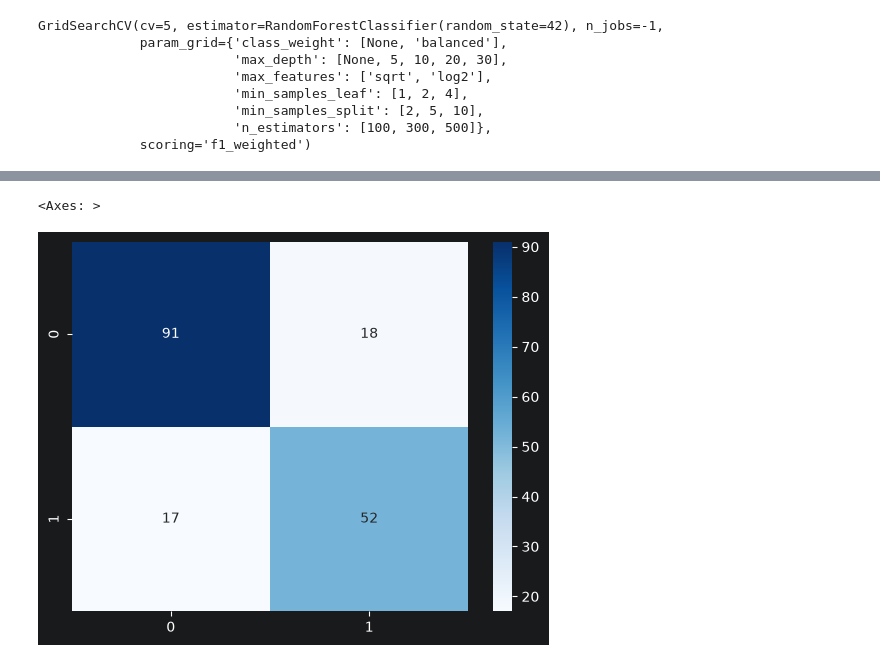
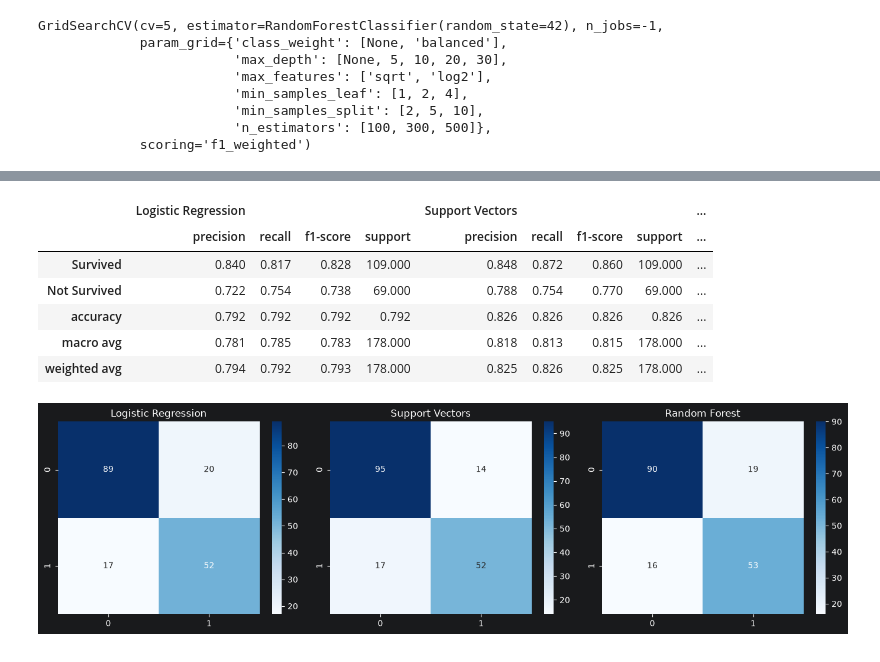
Before and after one commit to koros-rk/goit-ds-hw, a Jupyter notebook: kaggle_titanic.ipynb, the cells around one changed output, grey strips where cells are left out. Saved outputs shown, nothing was run; the diff lists cells and outputs as text; code cells hidden in the pictures.

```diff
--- a/kaggle_titanic.ipynb
+++ b/kaggle_titanic.ipynb
@@ -200,5 +300,8 @@ GridSearchCV(cv=5, estimator=LogisticRegression(), n_jobs=-1,
              scoring='f1_weighted')
 # %%
 y_pred = log_classifier.predict(X_test)
-print(f'Accuracy Score: {accuracy_score(y_test, y_pred):.4f}')
-print(classification_report(y_test, y_pred, target_names=classes, zero_division=False))
+
+log_cm = confusion_matrix(y_test, y_pred)
+log_accuracy = accuracy_score(y_test, y_pred)
+log_report = classification_report(y_test, y_pred, output_dict=True, target_names=classes, zero_division=False)
+log_premutation = permutation_importance(log_classifier, X_test, y_test, n_repeats=10, random_state=42)
@@ -263,5 +335,8 @@ GridSearchCV(cv=5, estimator=SVC(random_state=42), n_jobs=-1,
              scoring='f1_weighted')
 # %%
 y_pred = svc_classifier.predict(X_test)
-print(f'Accuracy Score: {accuracy_score(y_test, y_pred):.4f}')
-print(classification_report(y_test, y_pred, target_names=classes, zero_division=False))
+
+svc_cm = confusion_matrix(y_test, y_pred)
+svc_accuracy = accuracy_score(y_test, y_pred)
+svc_report = classification_report(y_test, y_pred, output_dict=True, target_names=classes, zero_division=False)
+svc_premutation = permutation_importance(svc_classifier, X_test, y_test, n_repeats=10, random_state=42)
@@ -307,8 +350,7 @@ param_grid = {
     'class_weight': [None, 'balanced'],
 }
 
-
-tree_classifier = svc_classifier = GridSearchCV(
+tree_classifier = GridSearchCV(
     RandomForestClassifier(random_state=42),
     param_grid,
     cv=5,
@@ -327,5 +369,8 @@ GridSearchCV(cv=5, estimator=RandomForestClassifier(random_state=42), n_jobs=-1,
              scoring='f1_weighted')
 # %%
 y_pred = tree_classifier.predict(X_test)
-print(f'Accuracy Score: {accuracy_score(y_test, y_pred):.4f}')
-print(classification_report(y_test, y_pred, target_names=classes, zero_division=False))
+
+tree_cm = confusion_matrix(y_test, y_pred)
+tree_accuracy = accuracy_score(y_test, y_pred)
+tree_report = classification_report(y_test, y_pred, output_dict=True, target_names=classes, zero_division=False)
+tree_premutation = permutation_importance(tree_classifier, X_test, y_test, n_repeats=10, random_state=42)
@@ -342,9 +377,35 @@ weighted avg       0.80      0.80      0.80       178
+# %%
+reports = {
+    'Logistic Regression': log_report,
+    'Support Vectors': svc_report,
+    'Random Forest': tree_report,
+}
+
+dfs = {name: pd.DataFrame(rep).T.round(3) for name, rep in reports.items()}
+pd.concat(dfs, axis=1)
+# %% [output]
+|  | Logistic Regression |  |  |  | Support Vectors |  |  |  | ... |
+|  | precision | recall | f1-score | support | precision | recall | f1-score | support | ... |
+| Survived | 0.840 | 0.817 | 0.828 | 109.000 | 0.848 | 0.872 | 0.860 | 109.000 | ... |
+| Not Survived | 0.722 | 0.754 | 0.738 | 69.000 | 0.788 | 0.754 | 0.770 | 69.000 | ... |
+| accuracy | 0.792 | 0.792 | 0.792 | 0.792 | 0.826 | 0.826 | 0.826 | 0.826 | ... |
+| macro avg | 0.781 | 0.785 | 0.783 | 178.000 | 0.818 | 0.813 | 0.815 | 178.000 | ... |
+| weighted avg | 0.794 | 0.792 | 0.793 | 178.000 | 0.825 | 0.826 | 0.825 | 178.000 | ... |
 # %%
-cm = confusion_matrix(y_test, y_pred)
+fig, axes = plt.subplots(1, 3, figsize=(14, 4))
+axes = axes.flatten()
 
-plt.figure()
-sns.heatmap(cm, annot=True, fmt='d', cmap='Blues')
+sns.heatmap(log_cm, annot=True, fmt='d', cmap='Blues', ax=axes[0])
+axes[0].set_title('Logistic Regression')
+
+sns.heatmap(svc_cm, annot=True, fmt='d', cmap='Blues', ax=axes[1])
+axes[1].set_title('Support Vectors')
+
+sns.heatmap(tree_cm, annot=True, fmt='d', cmap='Blues', ax=axes[2])
+axes[2].set_title('Random Forest')
+
+plt.tight_layout()
+plt.show()
 # %% [output]
-<Axes: >
-[figure, old version]
+[figure, new version]
 # %%
```
Also changed, not shown: parts of 37 cells of this notebook, 3 other files.
